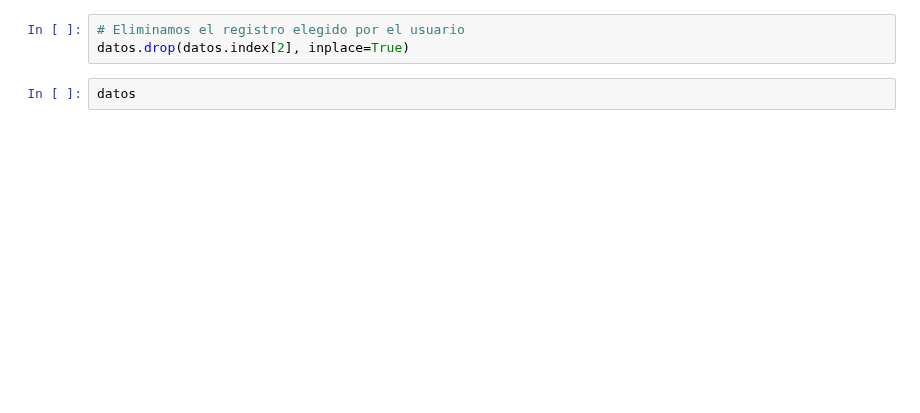
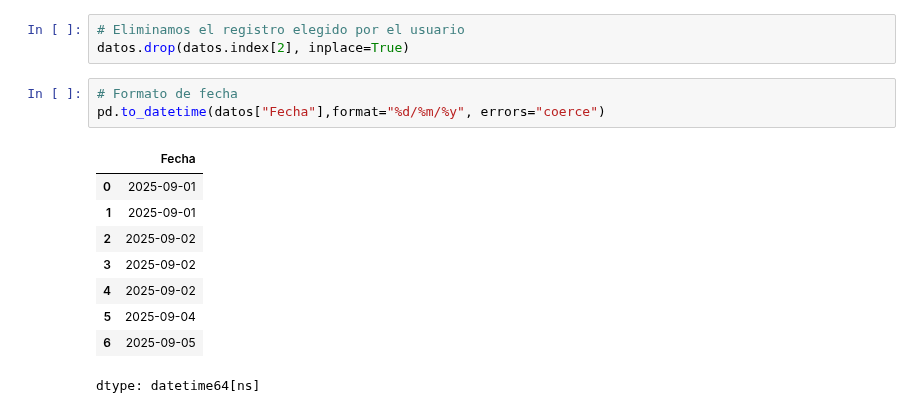
Before and after one commit to EAFIT-BI/Programming-for-Business-2025-II, a Jupyter notebook: Contaexpress.ipynb, the cells around one changed output. Drawn from its saved outputs; the diff is of its cells as text; blank space fills up the shorter version.

```diff
--- a/Contaexpress.ipynb
+++ b/Contaexpress.ipynb
@@ -216,5 +227,16 @@ Gracias por usar ContAgro
 # %%
 # Eliminamos el registro elegido por el usuario
 datos.drop(datos.index[2], inplace=True)
-# %%
-datos
+# %%
+# Formato de fecha
+pd.to_datetime(datos["Fecha"],format="%d/%m/%y", errors="coerce")
+# %% [output]
+|  | Fecha |
+| 0 | 2025-09-01 |
+| 1 | 2025-09-01 |
+| 2 | 2025-09-02 |
+| 3 | 2025-09-02 |
+| 4 | 2025-09-02 |
+| 5 | 2025-09-04 |
+| 6 | 2025-09-05 |
+dtype: datetime64[ns]
```
Also changed, not shown: parts of 1 cell of this notebook.
